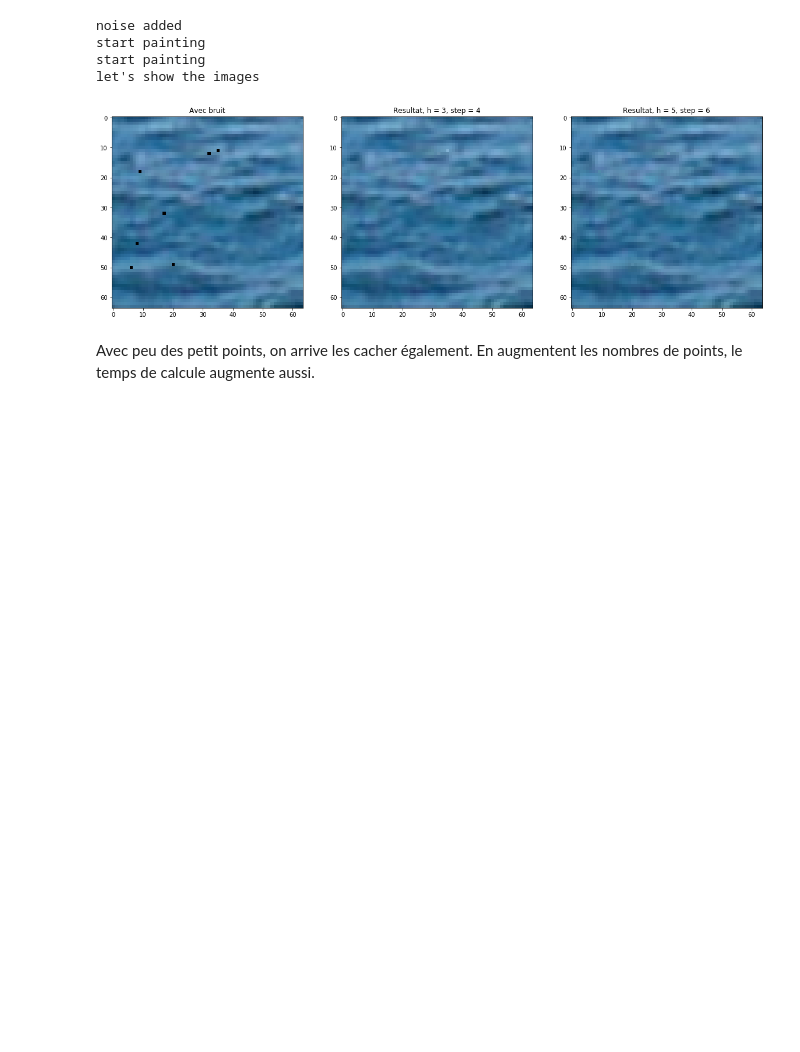
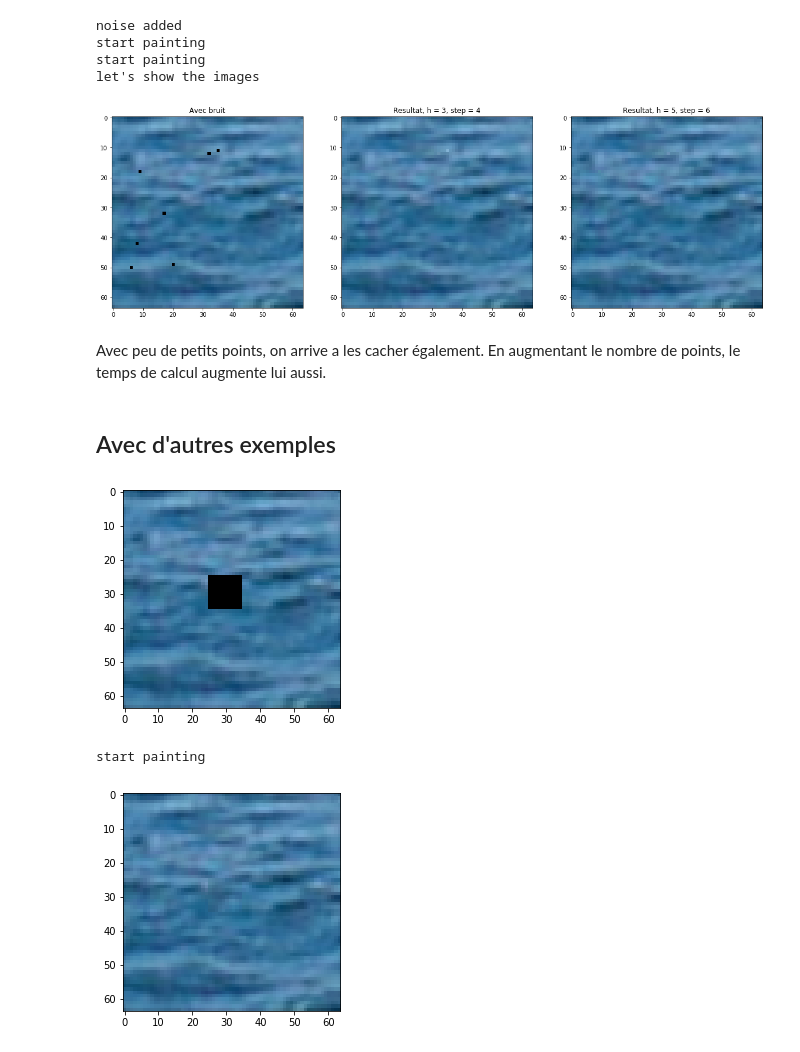
Before and after one commit to clemoberti/arf-project, a Jupyter notebook: Inpainting.ipynb, the cells around one changed output. Cells and saved outputs as stored; diff of their text form; code cells hidden in the pictures; blank space fills up the shorter version.

```diff
--- a/Inpainting.ipynb
+++ b/Inpainting.ipynb
@@ -272,4 +277,22 @@ start painting
 let's show the images
 [figure]
 # %% [markdown]
-Avec peu des petit points, on arrive les cacher également. En augmentent les nombres de points, le temps de calcule augmente aussi.
+Avec peu de petits points, on arrive a les cacher également. En augmentant le nombre de points, le temps de calcul augmente lui aussi.
+# %% [markdown]
+## Avec d'autres exemples
+# %%
+from ImageProcessing import ImageProcessing
+from IterativeInpainting import IterativeInpainting
+
+ip = ImageProcessing()
+image = ip.read_im('images/ocean.png')
+noised_image = ip.delete_rect(image, 25,25,10,10)
+ip.show_im(noised_image)
+
+inpainting = IterativeInpainting(noised_image, h=12, step_size=2)
+image_inpainted = inpainting.inpaint(alpha=0.00001)
+ip.show_im(image_inpainted)
+# %% [output]
+[figure, added]
+start painting
+[figure, added]
```
Also changed, not shown: parts of 10 cells of this notebook, 10 other files.
